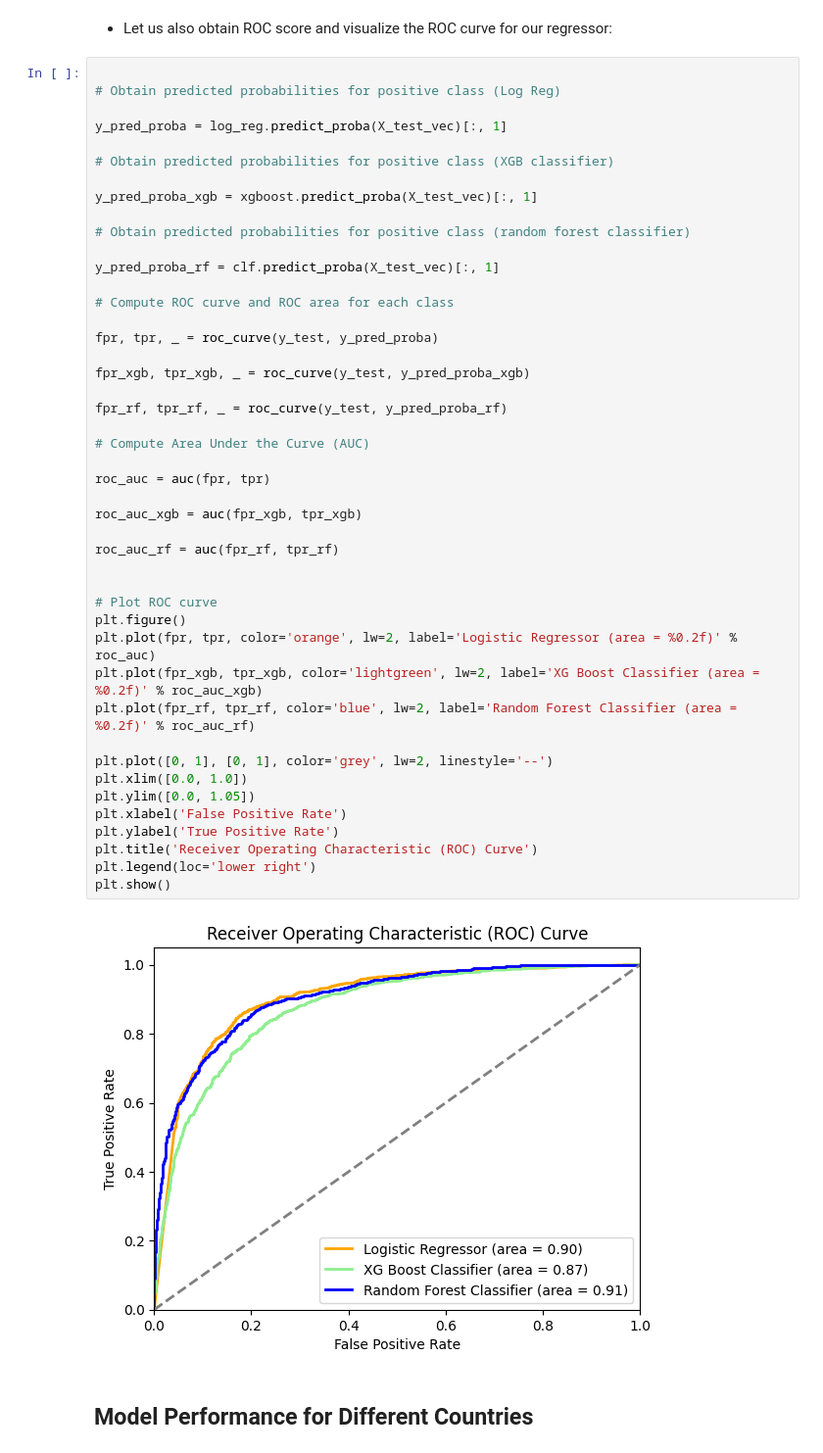
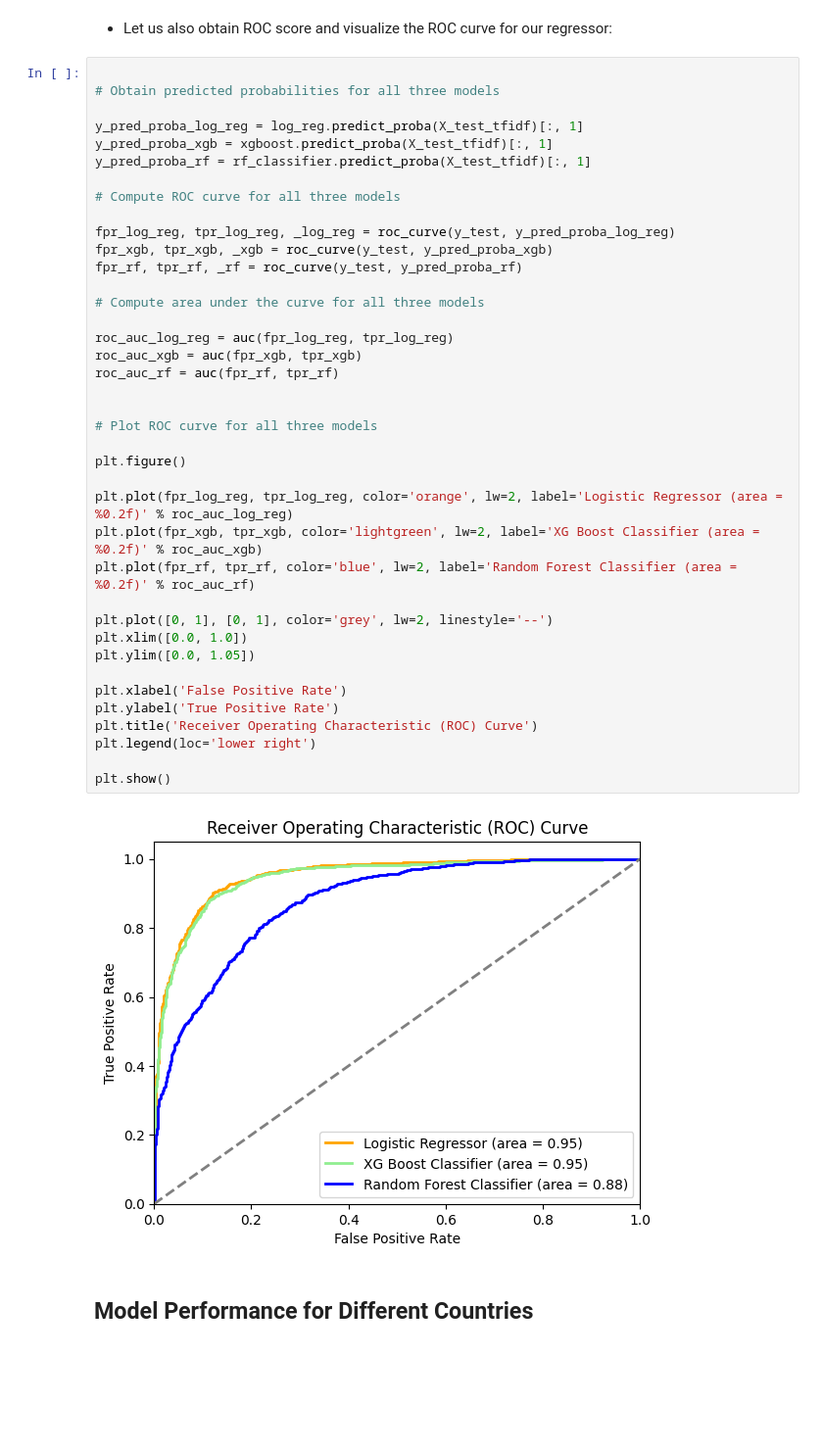
Before and after one commit to pdolano/retraction_project, a Jupyter notebook: 04b_classification_task.ipynb, the cells around one changed output. Shown at 98% size. Drawn from its saved outputs; the diff is of its cells as text; blank space fills up the shorter version.

Commit message:
Notebook 4b completely edited except for model performance bit

```diff
--- a/04b_classification_task.ipynb
+++ b/04b_classification_task.ipynb
@@ -819,51 +861,45 @@ plt.show()
 - Let us also obtain ROC score and visualize the ROC curve for our regressor:
 # %%
 
-# Obtain predicted probabilities for positive class (Log Reg)
+# Obtain predicted probabilities for all three models
 
-y_pred_proba = log_reg.predict_proba(X_test_vec)[:, 1]
+y_pred_proba_log_reg = log_reg.predict_proba(X_test_tfidf)[:, 1]
+y_pred_proba_xgb = xgboost.predict_proba(X_test_tfidf)[:, 1]
+y_pred_proba_rf = rf_classifier.predict_proba(X_test_tfidf)[:, 1]
 
-# Obtain predicted probabilities for positive class (XGB classifier)
+# Compute ROC curve for all three models
 
-y_pred_proba_xgb = xgboost.predict_proba(X_test_vec)[:, 1]
+fpr_log_reg, tpr_log_reg, _log_reg = roc_curve(y_test, y_pred_proba_log_reg)
+fpr_xgb, tpr_xgb, _xgb = roc_curve(y_test, y_pred_proba_xgb)
+fpr_rf, tpr_rf, _rf = roc_curve(y_test, y_pred_proba_rf)
 
-# Obtain predicted probabilities for positive class (random forest classifier)
+# Compute area under the curve for all three models
 
-y_pred_proba_rf = clf.predict_proba(X_test_vec)[:, 1]
-
-# Compute ROC curve and ROC area for each class
-
-fpr, tpr, _ = roc_curve(y_test, y_pred_proba)
-
-fpr_xgb, tpr_xgb, _ = roc_curve(y_test, y_pred_proba_xgb)
-
-fpr_rf, tpr_rf, _ = roc_curve(y_test, y_pred_proba_rf)
-
-# Compute Area Under the Curve (AUC)
-
-roc_auc = auc(fpr, tpr)
-
+roc_auc_log_reg = auc(fpr_log_reg, tpr_log_reg)
 roc_auc_xgb = auc(fpr_xgb, tpr_xgb)
-
 roc_auc_rf = auc(fpr_rf, tpr_rf)
 
 
-# Plot ROC curve
+# Plot ROC curve for all three models
+
 plt.figure()
-plt.plot(fpr, tpr, color='orange', lw=2, label='Logistic Regressor (area = %0.2f)' % roc_auc)
+
+plt.plot(fpr_log_reg, tpr_log_reg, color='orange', lw=2, label='Logistic Regressor (area = %0.2f)' % roc_auc_log_reg)
 plt.plot(fpr_xgb, tpr_xgb, color='lightgreen', lw=2, label='XG Boost Classifier (area = %0.2f)' % roc_auc_xgb)
 plt.plot(fpr_rf, tpr_rf, color='blue', lw=2, label='Random Forest Classifier (area = %0.2f)' % roc_auc_rf)
 
 plt.plot([0, 1], [0, 1], color='grey', lw=2, linestyle='--')
 plt.xlim([0.0, 1.0])
 plt.ylim([0.0, 1.05])
+
 plt.xlabel('False Positive Rate')
 plt.ylabel('True Positive Rate')
 plt.title('Receiver Operating Characteristic (ROC) Curve')
 plt.legend(loc='lower right')
+
 plt.show()
 # %% [output]
-[figure, old version]
+[figure, new version]
 # %% [markdown]
 ## Model Performance for Different Countries
 # %% [markdown]
```
Also changed, not shown: parts of 85 cells of this notebook.
